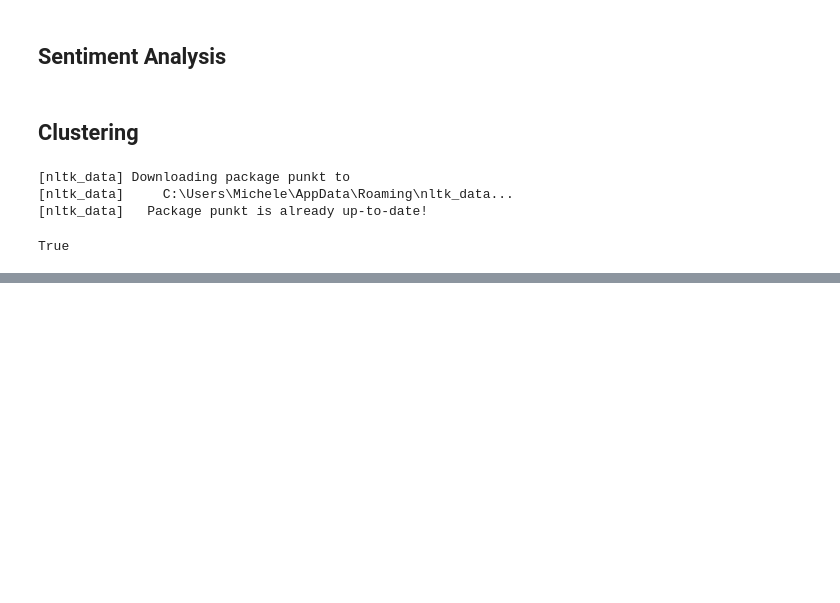
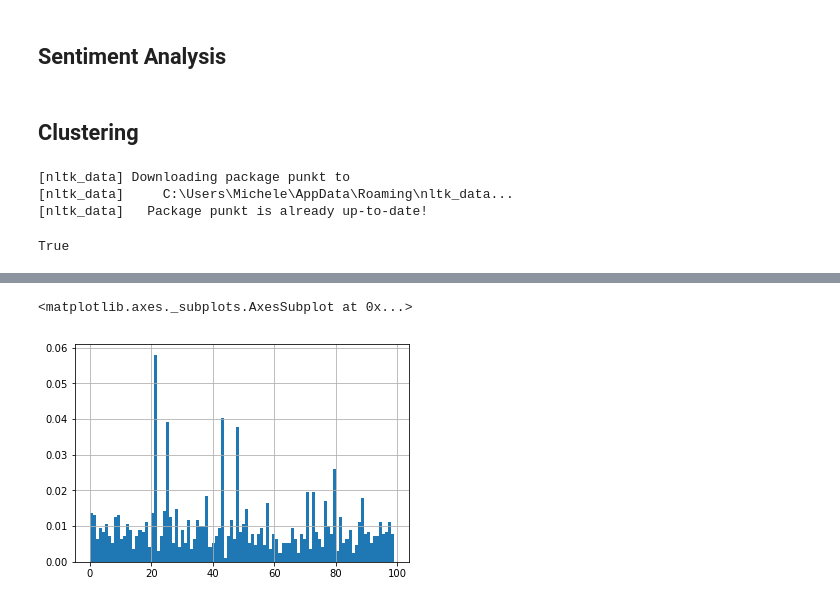
Before and after one commit to pmichele/ADA-Group, a Jupyter notebook: Partials/Michele/project.ipynb, the cells around one changed output, grey strips where cells are left out. Drawn from its saved outputs; the diff is of its cells as text; code cells hidden in the pictures; blank space fills up the shorter version.

Commit message:
Clustering, Number of topics TBD

```diff
--- a/Partials/Michele/project.ipynb
+++ b/Partials/Michele/project.ipynb
@@ -271,0 +257,2 @@ lda.show_topics()
+# %%
+lda = models.ldamodel.LdaModel(train, num_topics=100, id2word = dictionary, passes=20)
@@ -271,0 +270,7 @@ lda.show_topics()
+# %%
+# Show Clustering
+i = 0
+for tweet in ltest:
+    print(orig_test.iloc[i], "\n")
+    print(sorted(lda[tweet], key=lambda tup: tup[1], reverse=True), "\n")
+    i += 1
@@ -271,0 +295,3 @@ lda.show_topics()
+# %%
+clusters = [max(lda[tweet], key=lambda tup: tup[1]) for tweet in ltest if len(tweet) > 0]
+clusters
@@ -271,0 +316,6 @@ lda.show_topics()
+# %%
+w = [1 / len(clusters)] * len(clusters)
+pd.Series([c[0] for c in clusters]).hist(bins=100, weights=w)
+# %% [output]
+<matplotlib.axes._subplots.AxesSubplot at 0x...>
+[figure, added]
```
Also changed, not shown: parts of 12 cells of this notebook, 6 other files.
